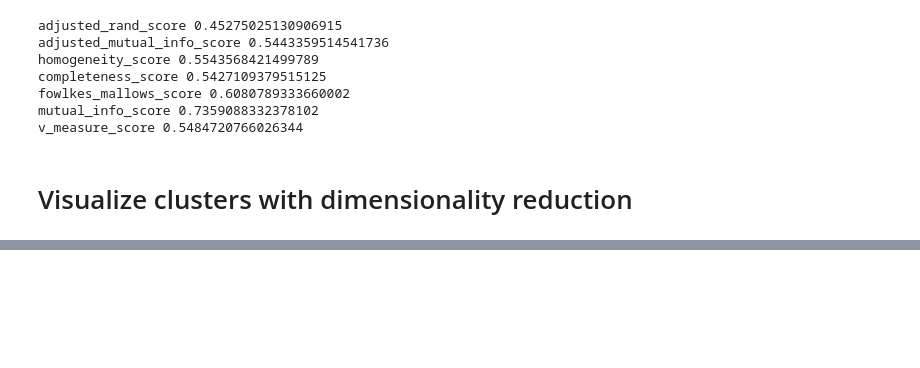
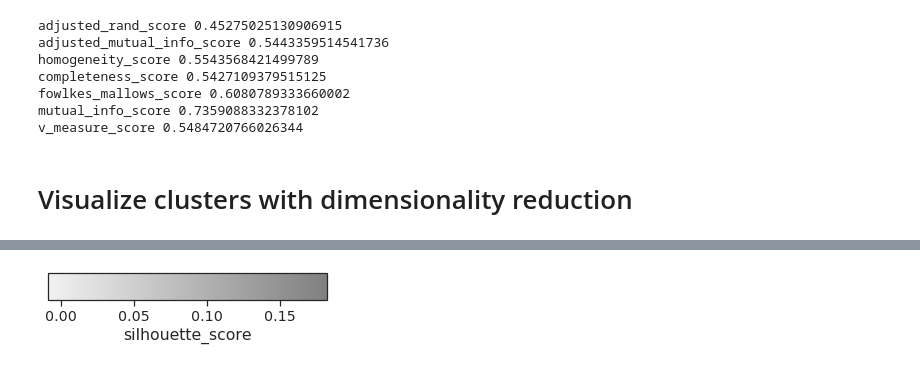
Before and after one commit to liliblu/hypercluster, a Jupyter notebook: examples/local_TCGA_BRCA_RNAseq/TCGA_BRCA_RNAseq_subtype_clustering.ipynb, the cells around one changed output, grey strips where cells are left out. Drawn from its saved outputs; the diff is of its cells as text; code cells hidden in the pictures; blank space fills up the shorter version.

```diff
--- a/examples/local_TCGA_BRCA_RNAseq/TCGA_BRCA_RNAseq_subtype_clustering.ipynb
+++ b/examples/local_TCGA_BRCA_RNAseq/TCGA_BRCA_RNAseq_subtype_clustering.ipynb
@@ -214,0 +258,20 @@ plt.savefig('figures/grid.scatter.louvain-umaps.pdf')
+# %%
+method = 'NMFCluster'
+metric = 'silhouette_score'
+# %%
+evals = clusterer.evaluation_[method].loc[metric, :]
+
+pca = sklearn.decomposition.PCA(n_components=2).fit_transform(data)
+pca = pd.DataFrame(pca, index=data.index, columns=['PCA1', 'PCA2'])
+
+sm = ScalarMappable(
+    norm=Normalize(vmin=evals.min(), vmax=evals.max()),
+    cmap=sns.light_palette('gray', as_cmap=True),
+)
+
+facecolors = sm.to_rgba(evals)
+fig, ax = plt.subplots(figsize=(5, 0.5))
+plt.colorbar(mappable=sm, label=metric, cax=ax, orientation='horizontal')
+plt.savefig('figures/colorbar.%s-%s.pdf' % (method, metric))
+# %% [output]
+[figure, added]
```
Also changed, not shown: parts of 12 cells of this notebook, 26 other files.
